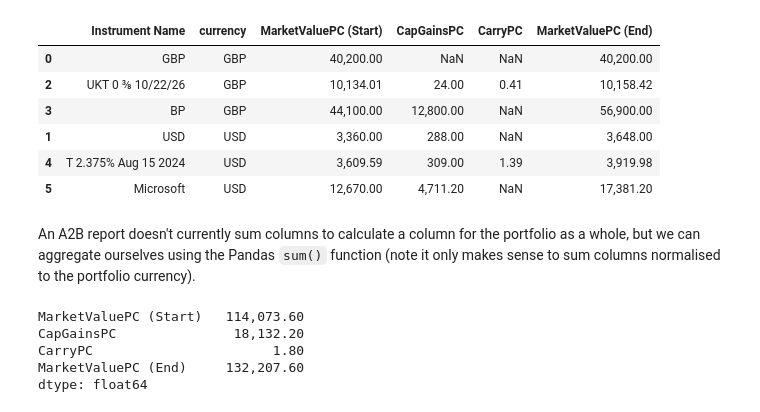
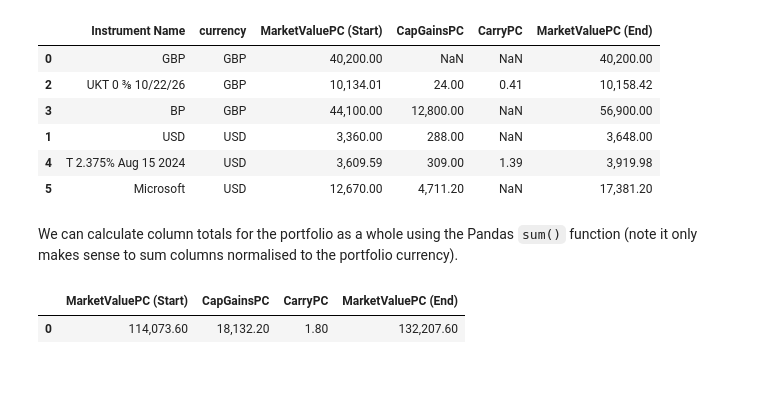
Before and after one commit to finbourne/sample-notebooks, a Jupyter notebook: university/module4/module4-1.ipynb, the cells around one changed output. Saved outputs shown, nothing was run; the diff lists cells and outputs as text; code cells hidden in the pictures; blank space fills up the shorter version.

Commit message:
CTECH-1501: Review comments for adding A2B report to uni module 4.1

```diff
--- a/university/module4/module4-1.ipynb
+++ b/university/module4/module4-1.ipynb
@@ -529,6 +529,10 @@ display(config_recipe_df)
 
 ### 7.1 Valuing each instrument position per day
 # %%
+# Specify valuation start and end dates
+monday_valuation = to_date("2022-03-07")
+friday_valuation = to_date("2022-03-11")
+
 # Obtain the Aggregation API (note this is currently only available in the LUSID Python Preview SDK)
 aggregation_api = api_factory.build(la.AggregationApi)
 
@@ -563,7 +567,7 @@ valuation_request = lm.ValuationRequest(
     # Identify portfolio to value
     portfolio_entity_ids = [lm.PortfolioEntityId(scope = module_scope, code = module_code)],
     # Value each day from Monday 7 March to Friday 11 March 2022 inclusive
-    valuation_schedule = lm.ValuationSchedule(effective_from = "2022-03-07", effective_at = "2022-03-11"),
+    valuation_schedule = lm.ValuationSchedule(effective_from = monday_valuation, effective_at = friday_valuation),
 )
 
 # Get portfolio valuation
@@ -703,8 +707,8 @@ where:
 a2b_report = transaction_portfolios_api.get_a2_b_data(
     scope = module_scope,
     code = module_code,
-    from_effective_at = "2022-03-07T00:00:00Z",
-    to_effective_at = "2022-03-11T23:59:59Z",
+    from_effective_at = monday_valuation,
+    to_effective_at = friday_valuation,
     recipe_id_scope = module_scope,
     recipe_id_code = f"{module_code}Recipe",
     property_keys=["Instrument/default/Name"]
@@ -736,7 +740,7 @@ a2b_report_filtered_df.rename(columns = {
 )
 
 # Show A2B report
-display(a2b_report_filtered_df.sort_values(by=['currency']))
+a2b_report_filtered_df.sort_values(by=['currency'])
 # %% [output]
 |  | Instrument Name | currency | MarketValuePC (Start) | CapGainsPC | CarryPC | MarketValuePC (End) |
 | 0 | GBP | GBP | 40,200.00 | NaN | NaN | 40,200.00 |
@@ -746,12 +750,9 @@ display(a2b_report_filtered_df.sort_values(by=['currency']))
 | 4 | T 2.375% Aug 15 2024 | USD | 3,609.59 | 309.00 | 1.39 | 3,919.98 |
 | 5 | Microsoft | USD | 12,670.00 | 4,711.20 | NaN | 17,381.20 |
 # %% [markdown]
-An A2B report doesn't currently sum columns to calculate a column for the portfolio as a whole, but we can aggregate ourselves using the Pandas `sum()` function (note it only makes sense to sum columns normalised to the portfolio currency).
+We can calculate column totals for the portfolio as a whole using the Pandas `sum()` function (note it only makes sense to sum columns normalised to the portfolio currency).
 # %%
-display(a2b_report_filtered_df.sum(numeric_only = True))
+a2b_report_filtered_df.sum(numeric_only = True).to_frame().transpose()
 # %% [output]
-MarketValuePC (Start)   114,073.60
-CapGainsPC               18,132.20
-CarryPC                       1.80
-MarketValuePC (End)     132,207.60
-dtype: float64
+|  | MarketValuePC (Start) | CapGainsPC | CarryPC | MarketValuePC (End) |
+| 0 | 114,073.60 | 18,132.20 | 1.80 | 132,207.60 |
```
Also changed, not shown: parts of 3 cells of this notebook.
